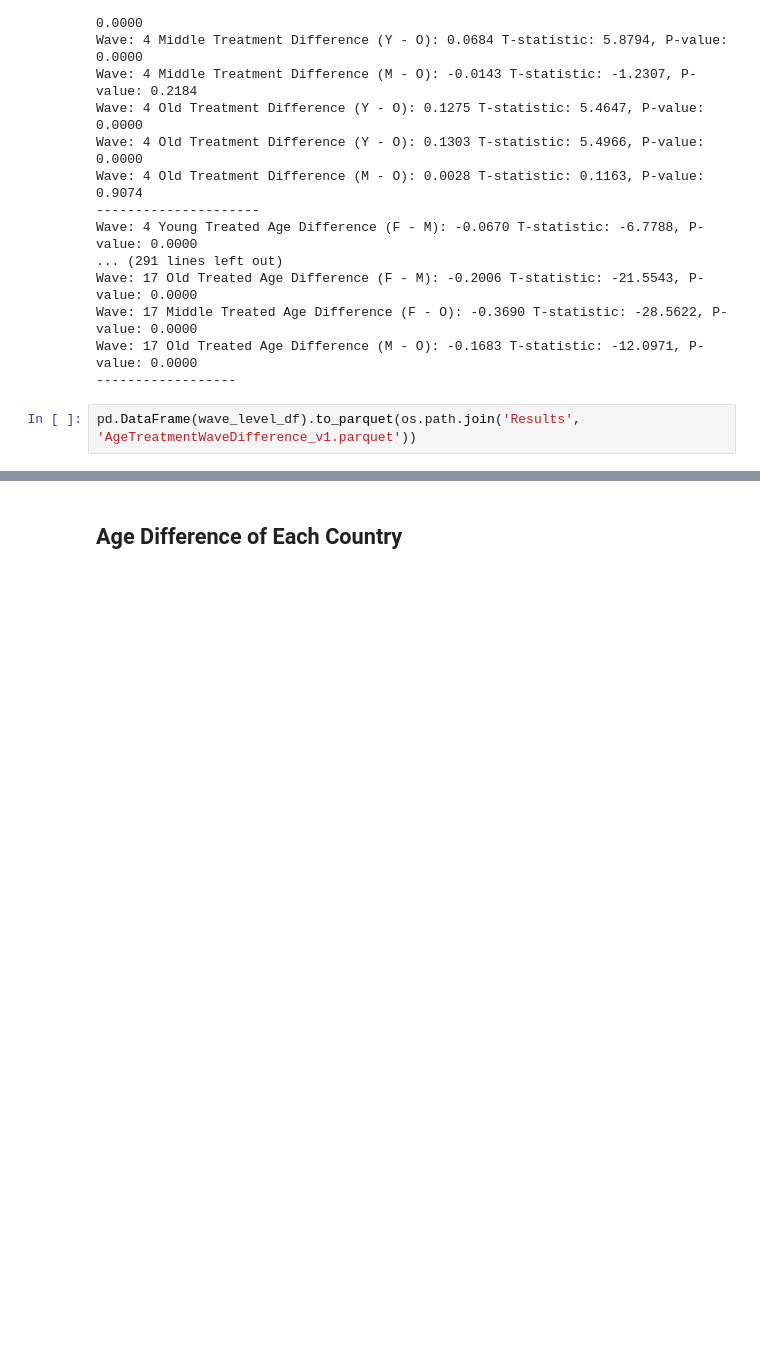
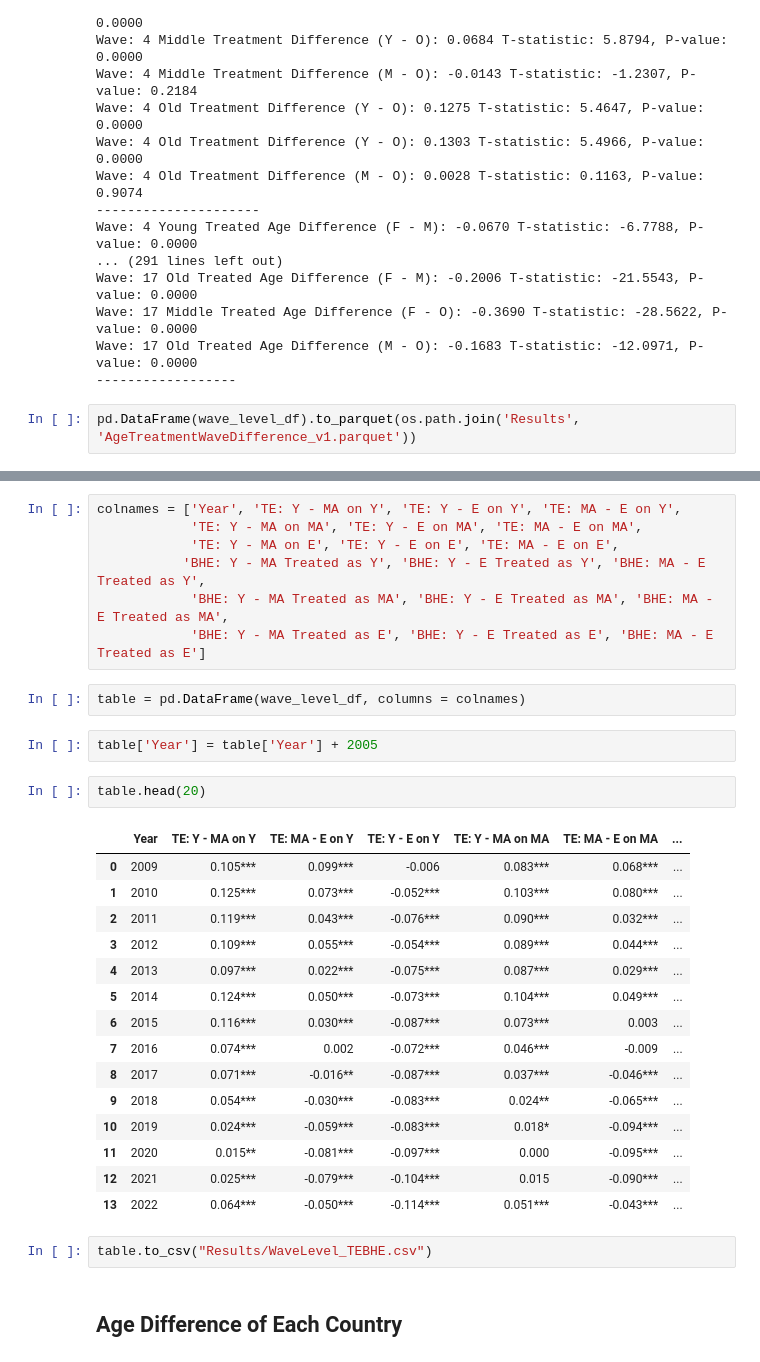
Before and after one commit to MichaelChaoLi-cpu/GallupWellBeingResearch, a Jupyter notebook: Code/ML_AN_AgeHeteogenuousTreatmentDifference_v1.ipynb, the cells around one changed output, grey strips where cells are left out. Cells and saved outputs as stored; diff of their text form; blank space fills up the shorter version.

```diff
--- a/Code/ML_AN_AgeHeteogenuousTreatmentDifference_v1.ipynb
+++ b/Code/ML_AN_AgeHeteogenuousTreatmentDifference_v1.ipynb
@@ -449,3 +592,34 @@ pd.DataFrame(wave_level_df).to_parquet(os.path.join('Results', 'AgeTreatmentWave
+# %%
+colnames = ['Year', 'TE: Y - MA on Y', 'TE: Y - E on Y', 'TE: MA - E on Y',
+            'TE: Y - MA on MA', 'TE: Y - E on MA', 'TE: MA - E on MA',
+            'TE: Y - MA on E', 'TE: Y - E on E', 'TE: MA - E on E',
+           'BHE: Y - MA Treated as Y', 'BHE: Y - E Treated as Y', 'BHE: MA - E Treated as Y',
+            'BHE: Y - MA Treated as MA', 'BHE: Y - E Treated as MA', 'BHE: MA - E Treated as MA',
+            'BHE: Y - MA Treated as E', 'BHE: Y - E Treated as E', 'BHE: MA - E Treated as E']
+# %%
+table = pd.DataFrame(wave_level_df, columns = colnames)
+# %%
+table['Year'] = table['Year'] + 2005
+# %%
+table.head(20)
+# %% [output]
+|  | Year | TE: Y - MA on Y | TE: MA - E on Y | TE: Y - E on Y | TE: Y - MA on MA | TE: MA - E on MA | ... |
+| 0 | 2009 | 0.105*** | 0.099*** | -0.006 | 0.083*** | 0.068*** | ... |
+| 1 | 2010 | 0.125*** | 0.073*** | -0.052*** | 0.103*** | 0.080*** | ... |
+| 2 | 2011 | 0.119*** | 0.043*** | -0.076*** | 0.090*** | 0.032*** | ... |
+| 3 | 2012 | 0.109*** | 0.055*** | -0.054*** | 0.089*** | 0.044*** | ... |
+| 4 | 2013 | 0.097*** | 0.022*** | -0.075*** | 0.087*** | 0.029*** | ... |
+| 5 | 2014 | 0.124*** | 0.050*** | -0.073*** | 0.104*** | 0.049*** | ... |
+| 6 | 2015 | 0.116*** | 0.030*** | -0.087*** | 0.073*** | 0.003 | ... |
+| 7 | 2016 | 0.074*** | 0.002 | -0.072*** | 0.046*** | -0.009 | ... |
+| 8 | 2017 | 0.071*** | -0.016** | -0.087*** | 0.037*** | -0.046*** | ... |
+| 9 | 2018 | 0.054*** | -0.030*** | -0.083*** | 0.024** | -0.065*** | ... |
+| 10 | 2019 | 0.024*** | -0.059*** | -0.083*** | 0.018* | -0.094*** | ... |
+| 11 | 2020 | 0.015** | -0.081*** | -0.097*** | 0.000 | -0.095*** | ... |
+| 12 | 2021 | 0.025*** | -0.079*** | -0.104*** | 0.015 | -0.090*** | ... |
+| 13 | 2022 | 0.064*** | -0.050*** | -0.114*** | 0.051*** | -0.043*** | ... |
+# %%
+table.to_csv("Results/WaveLevel_TEBHE.csv")
 # %% [markdown]
 ## Age Difference of Each Country
 # %%
```
Also changed, not shown: parts of 18 cells of this notebook, 7 other files.
